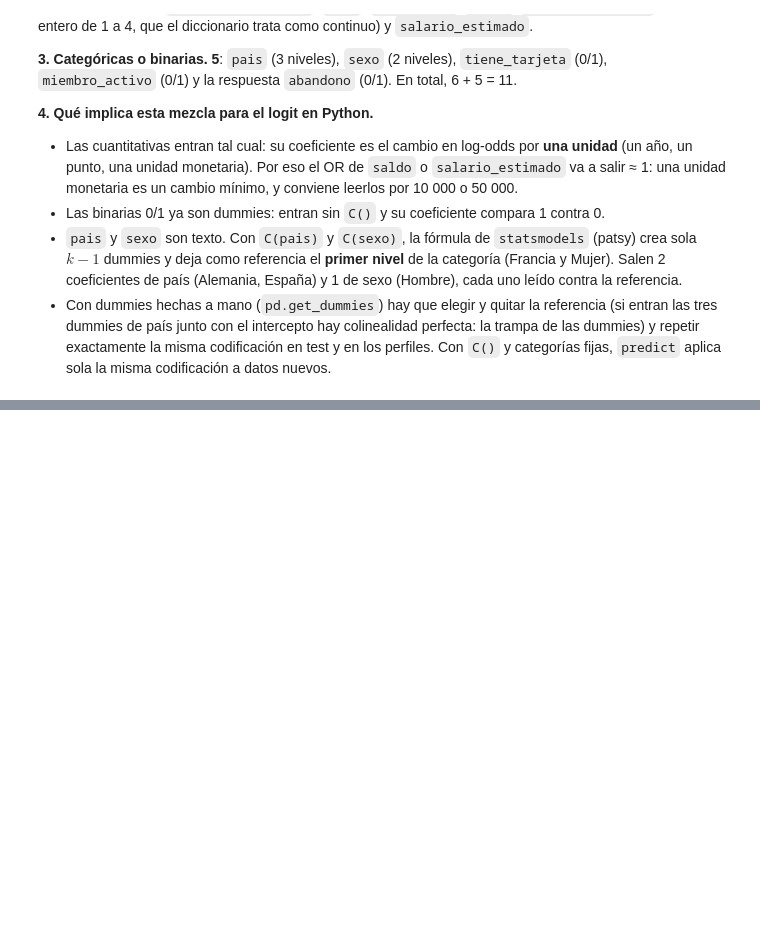
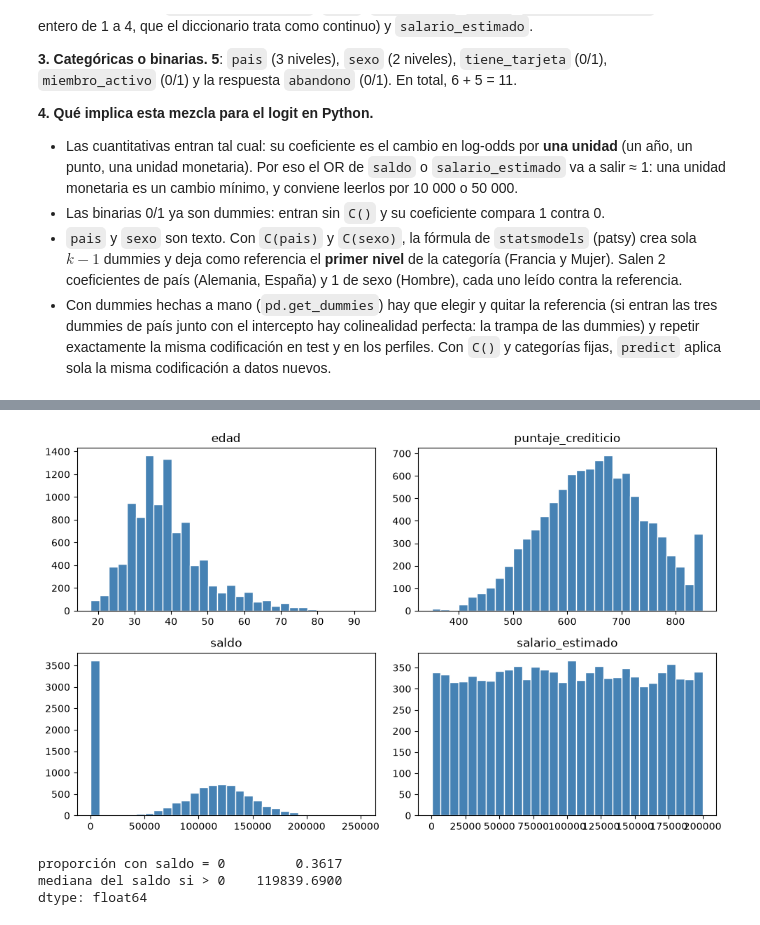
Before and after one commit to sebasrolemmel/Taller-abandono-producto-20262, a Jupyter notebook: Taller_Abandono_Producto_Financiero.ipynb, the cells around one changed output, grey strips where cells are left out. Cells and saved outputs as stored; diff of their text form; code cells hidden in the pictures; blank space fills up the shorter version.

```diff
--- a/Taller_Abandono_Producto_Financiero.ipynb
+++ b/Taller_Abandono_Producto_Financiero.ipynb
@@ -181,0 +221,17 @@ dtype: int64
+# %%
+fig, axes = plt.subplots(2, 2, figsize=(10, 6))
+for ax, col in zip(axes.ravel(), ["edad", "puntaje_crediticio", "saldo", "salario_estimado"]):
+    ax.hist(datos[col], bins=30, color="steelblue", edgecolor="white")
+    ax.set_title(col)
+plt.tight_layout()
+plt.show()
+# %% [output]
+[figure, added]
+# %%
+# El histograma de saldo tiene una barra enorme en 0
+pd.Series({"proporción con saldo = 0": (datos["saldo"] == 0).mean(),
+           "mediana del saldo si > 0": datos.loc[datos["saldo"] > 0, "saldo"].median()})
+# %% [output]
+proporción con saldo = 0         0.3617
+mediana del saldo si > 0    119839.6900
+dtype: float64
```
Also changed, not shown: parts of 13 cells of this notebook.
